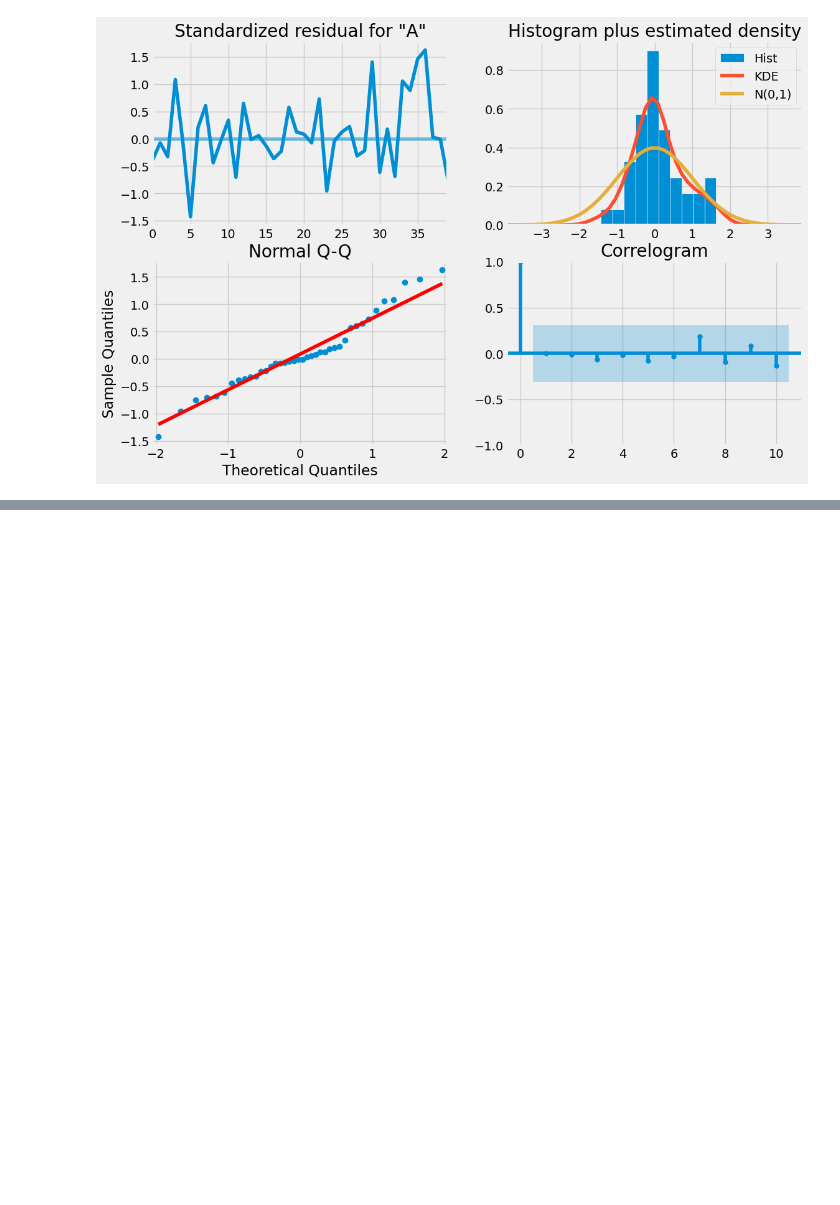
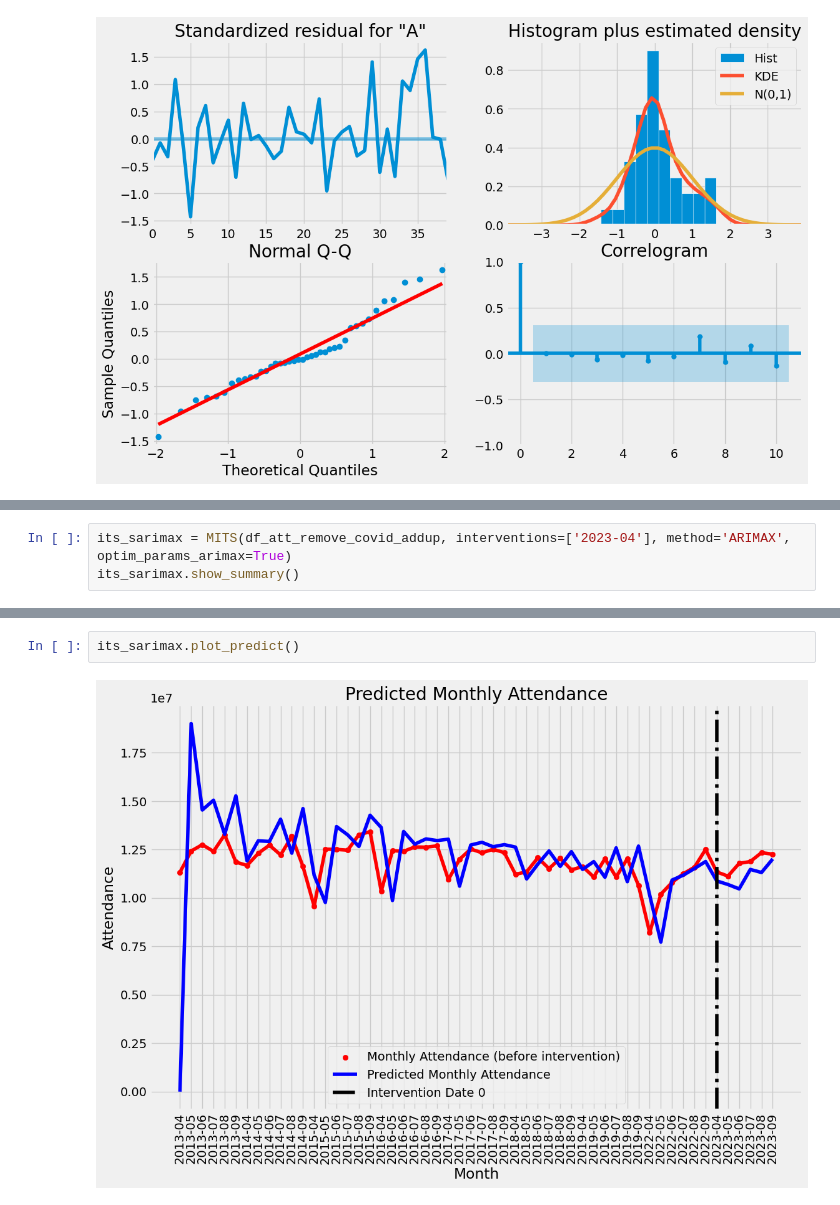
Before and after one commit to mohki7/graduation_thesis, a Jupyter notebook: InterruptedTimeSeries_.ipynb, the cells around one changed output, grey strips where cells are left out. Drawn from its saved outputs; the diff is of its cells as text; blank space fills up the shorter version.

Commit message:
ARIMAXモデルを実装

```diff
--- a/InterruptedTimeSeries_.ipynb
+++ b/InterruptedTimeSeries_.ipynb
@@ -204,0 +207,3 @@ its_sarimax.plot_sarimax_params()
+# %%
+its_sarimax = MITS(df_att_remove_covid_addup, interventions=['2023-04'], method='ARIMAX', optim_params_arimax=True)
+its_sarimax.show_summary()
@@ -204,0 +236,4 @@ its_sarimax.plot_sarimax_params()
+# %%
+its_sarimax.plot_predict()
+# %% [output]
+[figure, added]
```
Also changed, not shown: parts of 4 cells of this notebook, 1 other file.
